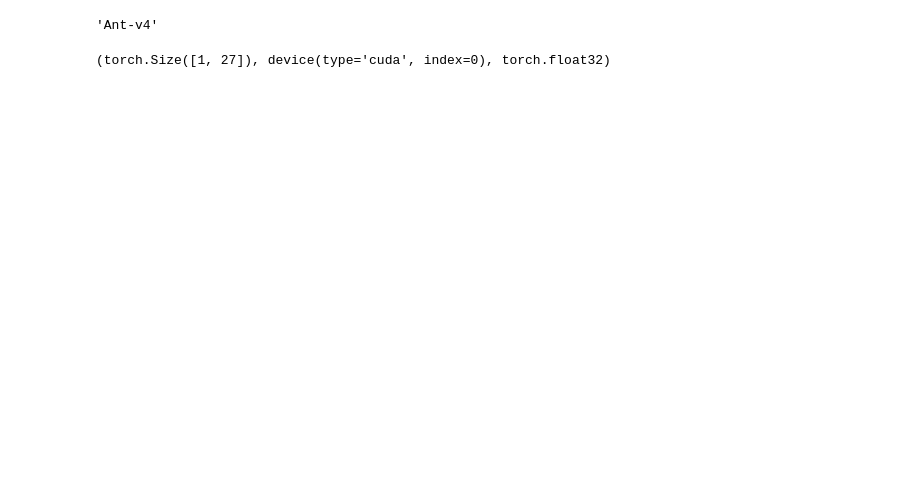
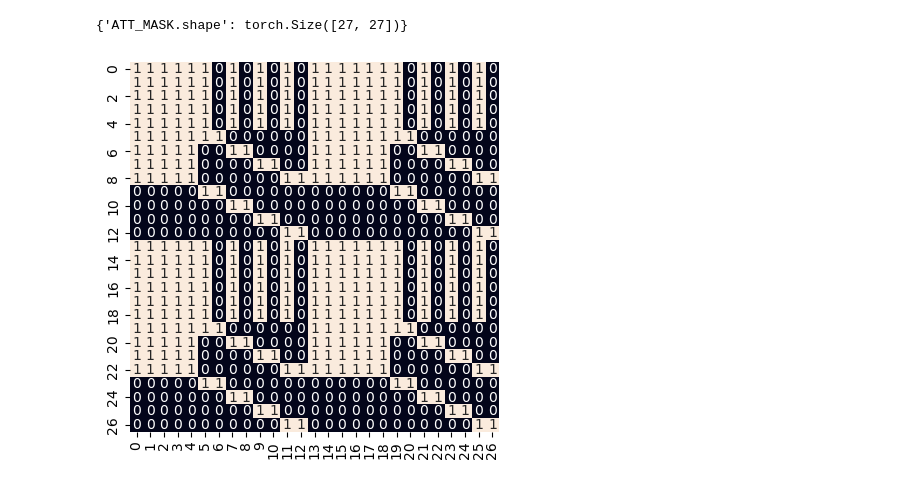
Before and after one commit to superkisa/new-life, a Jupyter notebook: notebooks/classify.ipynb, the cells around one changed output. Saved outputs shown, nothing was run; the diff lists cells and outputs as text; code cells hidden in the pictures; blank space fills up the shorter version.

```diff
--- a/notebooks/classify.ipynb
+++ b/notebooks/classify.ipynb
@@ -28,11 +25,44 @@ t.set_default_device(device)
+# %%
+NUM_STRUCT_ELEMENTS = 9
+
+ATT_MASK = t.tensor(
+    [
+        [1, 1, 1, 1, 1, 1, 0, 1, 0, 1, 0, 1, 0, 1, 1, 1, 1, 1, 1, 1, 0, 1, 0, 1, 0, 1, 0],
+        [1, 1, 1, 1, 1, 1, 0, 1, 0, 1, 0, 1, 0, 1, 1, 1, 1, 1, 1, 1, 0, 1, 0, 1, 0, 1, 0],
+        [1, 1, 1, 1, 1, 1, 0, 1, 0, 1, 0, 1, 0, 1, 1, 1, 1, 1, 1, 1, 0, 1, 0, 1, 0, 1, 0],
+        [1, 1, 1, 1, 1, 1, 0, 1, 0, 1, 0, 1, 0, 1, 1, 1, 1, 1, 1, 1, 0, 1, 0, 1, 0, 1, 0],
+        [1, 1, 1, 1, 1, 1, 0, 1, 0, 1, 0, 1, 0, 1, 1, 1, 1, 1, 1, 1, 0, 1, 0, 1, 0, 1, 0],
+        [1, 1, 1, 1, 1, 1, 1, 0, 0, 0, 0, 0, 0, 1, 1, 1, 1, 1, 1, 1, 1, 0, 0, 0, 0, 0, 0],
+        [1, 1, 1, 1, 1, 0, 0, 1, 1, 0, 0, 0, 0, 1, 1, 1, 1, 1, 1, 0, 0, 1, 1, 0, 0, 0, 0],
+        [1, 1, 1, 1, 1, 0, 0, 0, 0, 1, 1, 0, 0, 1, 1, 1, 1, 1, 1, 0, 0, 0, 0, 1, 1, 0, 0],
+        [1, 1, 1, 1, 1, 0, 0, 0, 0, 0, 0, 1, 1, 1, 1, 1, 1, 1, 1, 0, 0, 0, 0, 0, 0, 1, 1],
+        [0, 0, 0, 0, 0, 1, 1, 0, 0, 0, 0, 0, 0, 0, 0, 0, 0, 0, 0, 1, 1, 0, 0, 0, 0, 0, 0],
+        [0, 0, 0, 0, 0, 0, 0, 1, 1, 0, 0, 0, 0, 0, 0, 0, 0, 0, 0, 0, 0, 1, 1, 0, 0, 0, 0],
+        [0, 0, 0, 0, 0, 0, 0, 0, 0, 1, 1, 0, 0, 0, 0, 0, 0, 0, 0, 0, 0, 0, 0, 1, 1, 0, 0],
+        [0, 0, 0, 0, 0, 0, 0, 0, 0, 0, 0, 1, 1, 0, 0, 0, 0, 0, 0, 0, 0, 0, 0, 0, 0, 1, 1],
+        [1, 1, 1, 1, 1, 1, 0, 1, 0, 1, 0, 1, 0, 1, 1, 1, 1, 1, 1, 1, 0, 1, 0, 1, 0, 1, 0],
+        [1, 1, 1, 1, 1, 1, 0, 1, 0, 1, 0, 1, 0, 1, 1, 1, 1, 1, 1, 1, 0, 1, 0, 1, 0, 1, 0],
+        [1, 1, 1, 1, 1, 1, 0, 1, 0, 1, 0, 1, 0, 1, 1, 1, 1, 1, 1, 1, 0, 1, 0, 1, 0, 1, 0],
+        [1, 1, 1, 1, 1, 1, 0, 1, 0, 1, 0, 1, 0, 1, 1, 1, 1, 1, 1, 1, 0, 1, 0, 1, 0, 1, 0],
+        [1, 1, 1, 1, 1, 1, 0, 1, 0, 1, 0, 1, 0, 1, 1, 1, 1, 1, 1, 1, 0, 1, 0, 1, 0, 1, 0],
+        [1, 1, 1, 1, 1, 1, 0, 1, 0, 1, 0, 1, 0, 1, 1, 1, 1, 1, 1, 1, 0, 1, 0, 1, 0, 1, 0],
+        [1, 1, 1, 1, 1, 1, 1, 0, 0, 0, 0, 0, 0, 1, 1, 1, 1, 1, 1, 1, 1, 0, 0, 0, 0, 0, 0],
+        [1, 1, 1, 1, 1, 0, 0, 1, 1, 0, 0, 0, 0, 1, 1, 1, 1, 1, 1, 0, 0, 1, 1, 0, 0, 0, 0],
+        [1, 1, 1, 1, 1, 0, 0, 0, 0, 1, 1, 0, 0, 1, 1, 1, 1, 1, 1, 0, 0, 0, 0, 1, 1, 0, 0],
+        [1, 1, 1, 1, 1, 0, 0, 0, 0, 0, 0, 1, 1, 1, 1, 1, 1, 1, 1, 0, 0, 0, 0, 0, 0, 1, 1],
+        [0, 0, 0, 0, 0, 1, 1, 0, 0, 0, 0, 0, 0, 0, 0, 0, 0, 0, 0, 1, 1, 0, 0, 0, 0, 0, 0],
+        [0, 0, 0, 0, 0, 0, 0, 1, 1, 0, 0, 0, 0, 0, 0, 0, 0, 0, 0, 0, 0, 1, 1, 0, 0, 0, 0],
+        [0, 0, 0, 0, 0, 0, 0, 0, 0, 1, 1, 0, 0, 0, 0, 0, 0, 0, 0, 0, 0, 0, 0, 1, 1, 0, 0],
+        [0, 0, 0, 0, 0, 0, 0, 0, 0, 0, 0, 1, 1, 0, 0, 0, 0, 0, 0, 0, 0, 0, 0, 0, 0, 1, 1],
+    ]
+)
+
+pp({"ATT_MASK.shape": ATT_MASK.shape})
+
+sns.heatmap(ATT_MASK.cpu(), square=True, cbar=False, annot=True)
+plt.show()
+# %% [output]
+{'ATT_MASK.shape': torch.Size([27, 27])}
+[figure, added]
 # %%
 envs = gym.vector.SyncVectorEnv([make_env("Ant-v4", seed=SEED)])
-# %%
-envs.get_attr("spec")[0].id
-# %% [output]
-'Ant-v4'
-# %%
-obs = t.tensor(envs.reset(seed=SEED)[0], dtype=t.float32)
-obs.shape, obs.device, obs.dtype
-# %% [output]
-(torch.Size([1, 27]), device(type='cuda', index=0), torch.float32)
```
Also changed, not shown: parts of 8 cells of this notebook, 6 other files.
